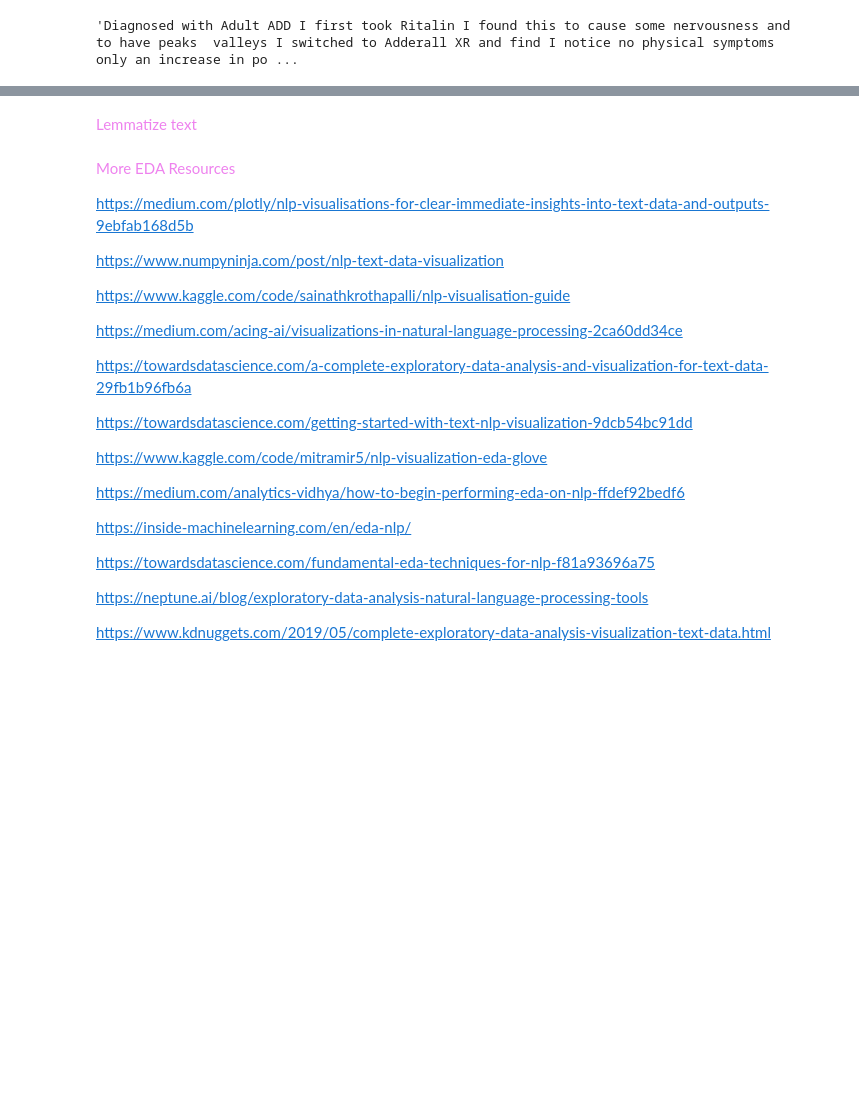
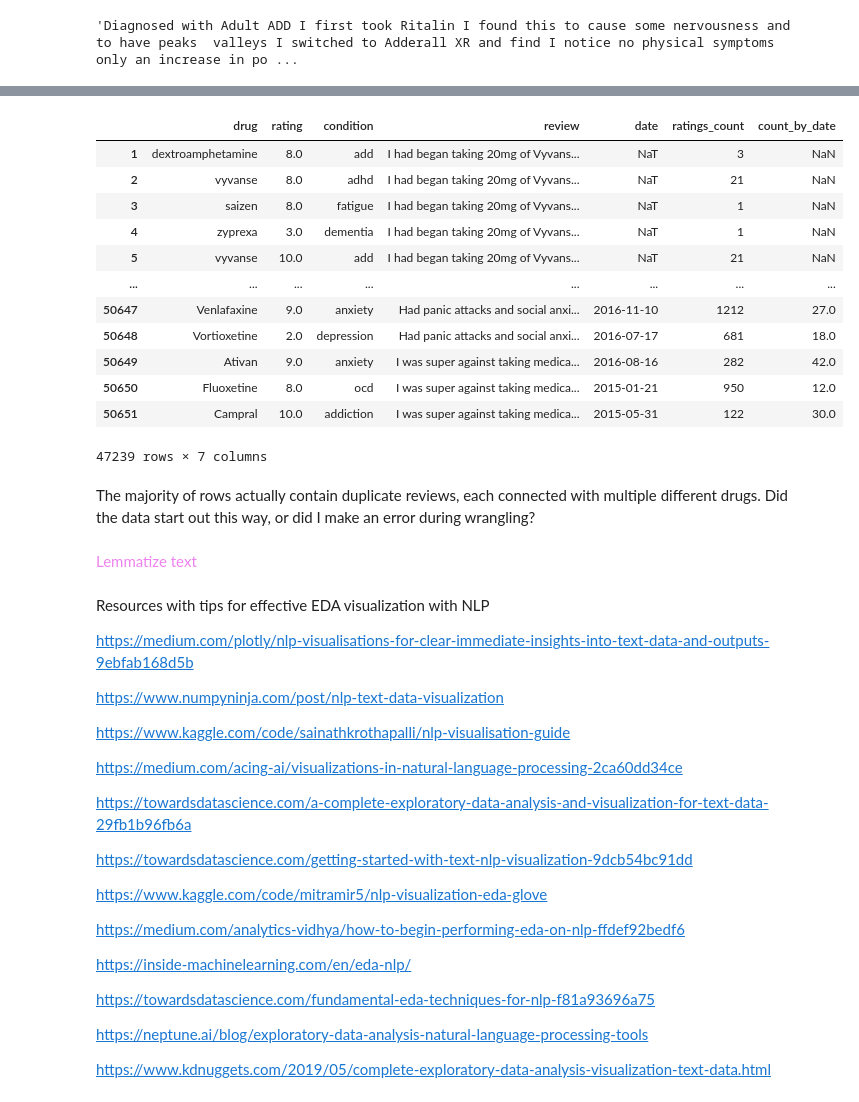
Before and after one commit to fractaldatalearning/psychedelic_efficacy, a Jupyter notebook: notebooks/2-kl-studies-eda.ipynb, the cells around one changed output, grey strips where cells are left out. Saved outputs shown, nothing was run; the diff lists cells and outputs as text; code cells hidden in the pictures; blank space fills up the shorter version.

Commit message:
Parsing text chugging along; found big problem with duplicate narratives

```diff
--- a/notebooks/2-kl-studies-eda.ipynb
+++ b/notebooks/2-kl-studies-eda.ipynb
@@ -505,7 +599,25 @@ df.review[16]
+# %%
+df[df.review.duplicated()==True]
+# %% [output]
+|  | drug | rating | condition | review | date | ratings_count | count_by_date |
+| 1 | dextroamphetamine | 8.0 | add | I had began taking 20mg of Vyvans... | NaT | 3 | NaN |
+| 2 | vyvanse | 8.0 | adhd | I had began taking 20mg of Vyvans... | NaT | 21 | NaN |
+| 3 | saizen | 8.0 | fatigue | I had began taking 20mg of Vyvans... | NaT | 1 | NaN |
+| 4 | zyprexa | 3.0 | dementia | I had began taking 20mg of Vyvans... | NaT | 1 | NaN |
+| 5 | vyvanse | 10.0 | add | I had began taking 20mg of Vyvans... | NaT | 21 | NaN |
+| ... | ... | ... | ... | ... | ... | ... | ... |
+| 50647 | Venlafaxine | 9.0 | anxiety | Had panic attacks and social anxi... | 2016-11-10 | 1212 | 27.0 |
+| 50648 | Vortioxetine | 2.0 | depression | Had panic attacks and social anxi... | 2016-07-17 | 681 | 18.0 |
+| 50649 | Ativan | 9.0 | anxiety | I was super against taking medica... | 2016-08-16 | 282 | 42.0 |
+| 50650 | Fluoxetine | 8.0 | ocd | I was super against taking medica... | 2015-01-21 | 950 | 12.0 |
+| 50651 | Campral | 10.0 | addiction | I was super against taking medica... | 2015-05-31 | 122 | 30.0 |
+47239 rows × 7 columns
+# %% [markdown]
+The majority of rows actually contain duplicate reviews, each connected with multiple different drugs. Did the data start out this way, or did I make an error during wrangling?
 # %% [markdown]
 <font color='violet'> Lemmatize text
 # %% [markdown]
-<font color='violet'> More EDA Resources
+Resources with tips for effective EDA visualization with NLP
 
 https://medium.com/plotly/nlp-visualisations-for-clear-immediate-insights-into-text-data-and-outputs-9ebfab168d5b
 
```
Also changed, not shown: parts of 11 cells of this notebook, 1 other file.
